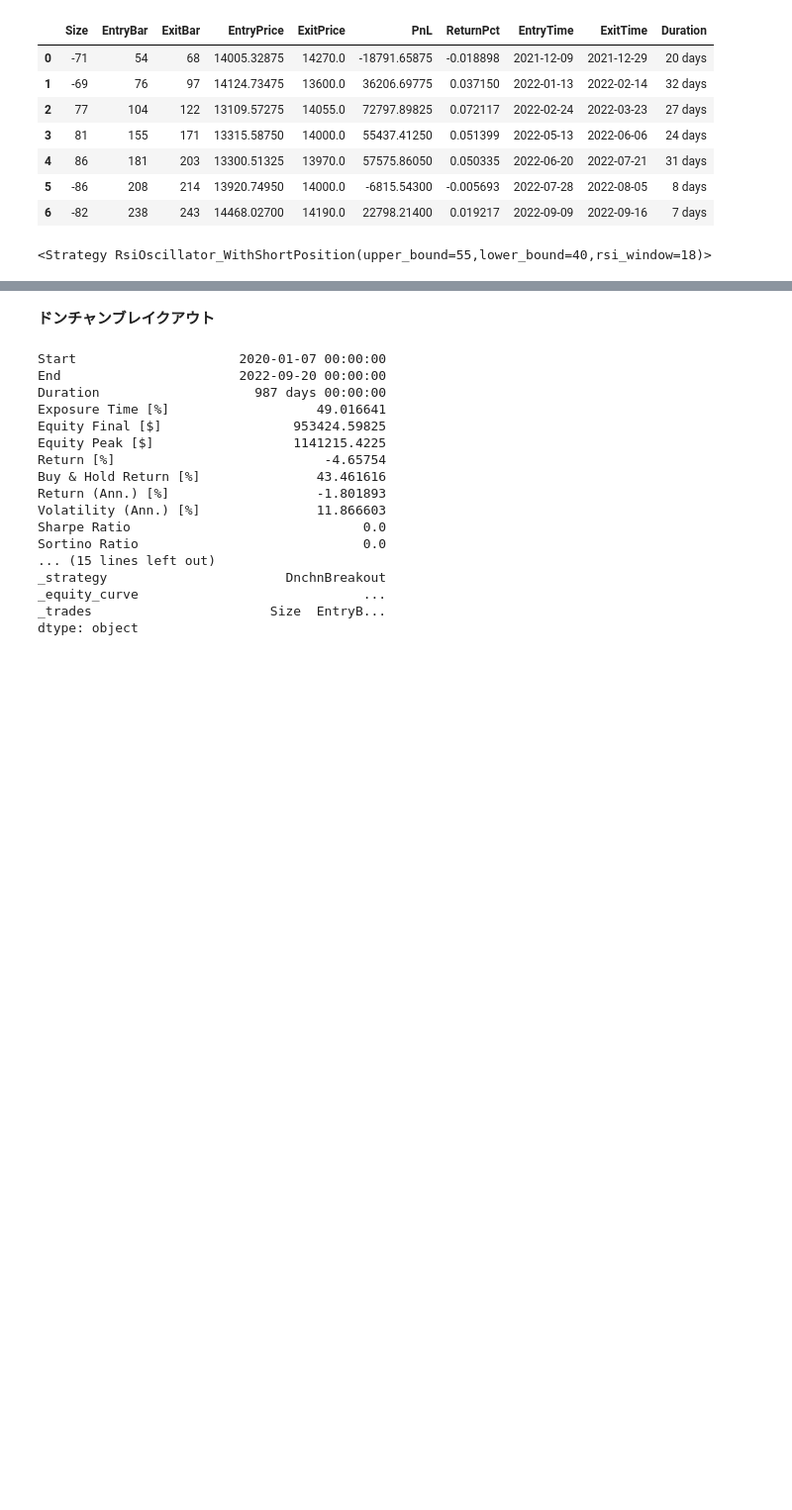
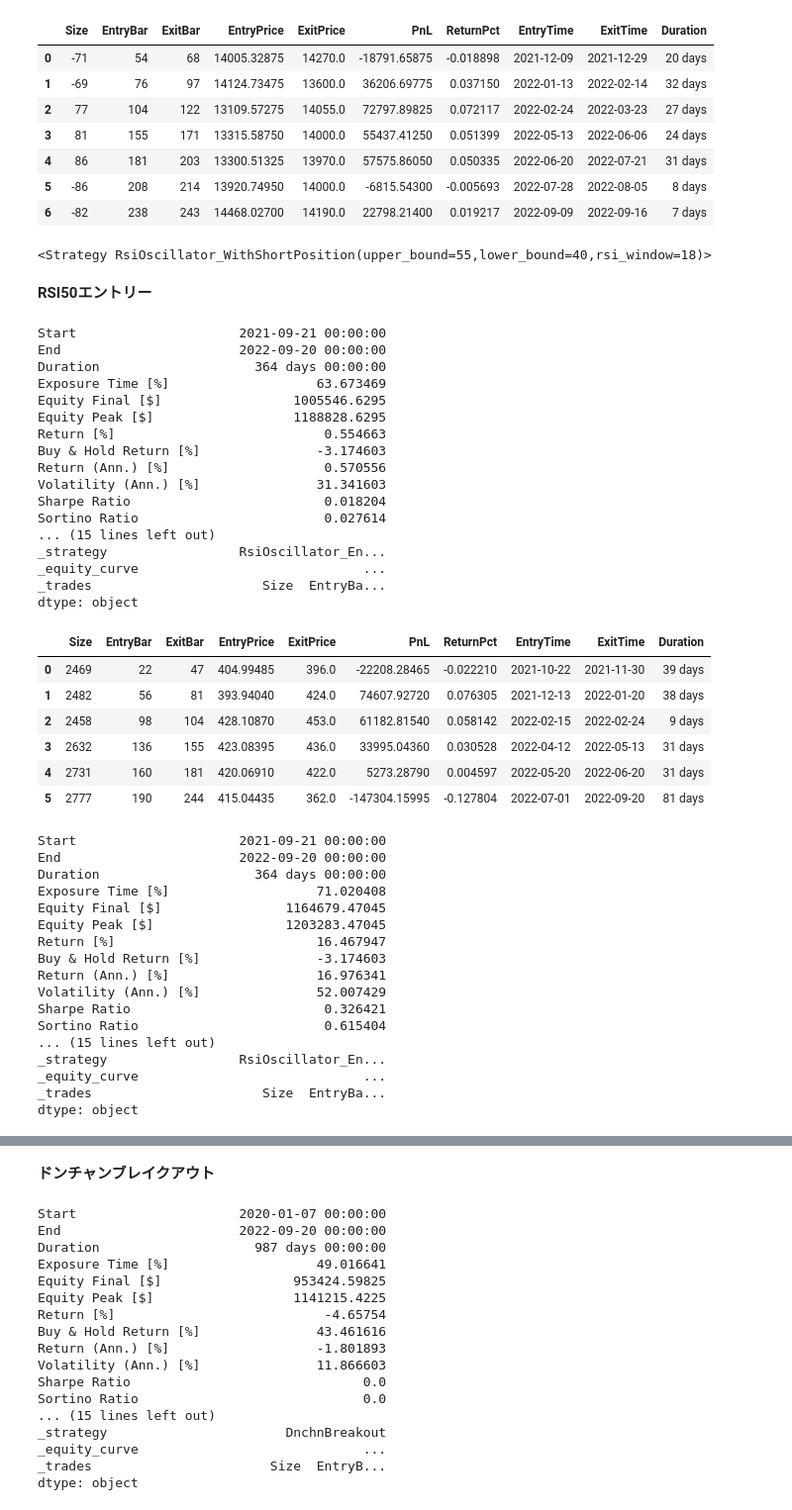
Before and after one commit to simari1/SystemTrade, a Jupyter notebook: Backtesting.py/0_DoBacktesting_Original.ipynb, the cells around one changed output, grey strips where cells are left out. Shown: that part at 99% size. Cells and saved outputs as stored; diff of their text form; code cells hidden in the pictures; blank space fills up the shorter version.

Commit message:
add strategies

```diff
--- a/Backtesting.py/0_DoBacktesting_Original.ipynb
+++ b/Backtesting.py/0_DoBacktesting_Original.ipynb
@@ -16,16 +16,16 @@ import numpy as np
 #https://www.sbisec.co.jp/ETGate/WPLETmgR001Control?OutSide=on&getFlg=on&burl=search_domestic&cat1=domestic&cat2=none&dir=info&file=domestic_info150818_01.html
 #https://www.morningstar.co.jp/etf_foreign/search.jsp
 # start = datetime.date(2021,1,1)
-start = datetime.datetime.today() + relativedelta.relativedelta(years=-5)
+start = datetime.datetime.today() + relativedelta.relativedelta(years=-1)
 end = datetime.date.today()
 # data = web.DataReader('7203.T', 'yahoo', start, end)  #toyota
 # data = web.DataReader('1321.T', 'yahoo', start, end)  #(NEXT FUNDS)日経225連動型上場投信
 # data = web.DataReader('1570.T', 'yahoo', start, end)  #NEXT FUNDS 日経平均レバレッジ・インデックス連動型上場投信
-# data = web.DataReader('1357.T', 'yahoo', start, end)  #NEXT FUNDS 日経平均ダブルインバース・インデックス連動型上場投信
+data = web.DataReader('1357.T', 'yahoo', start, end)  #NEXT FUNDS 日経平均ダブルインバース・インデックス連動型上場投信
 # data = web.DataReader('1655.T', 'yahoo', start, end)  #iシェアーズ S&P500 米国株 ETF　→　取得されるデータがおかしい？？
 # data = web.DataReader('2558.T', 'yahoo', start, end)  #MAXIS 米国株式(S&P500)上場投信
 # data = web.DataReader('2631.T', 'yahoo', start, end)  #MAXIS ナスダック100上場投信
-data = web.DataReader('2559.T', 'yahoo', start, end)    #MAXIS 全世界株式(オール・カントリー)上場投信
+# data = web.DataReader('2559.T', 'yahoo', start, end)    #MAXIS 全世界株式(オール・カントリー)上場投信
 
 # data = web.DataReader('BTC-JPY', 'yahoo', start, end)   #Bitcoin
 data = data.astype("double")
@@ -770,3 +770,75 @@ dtype: object
 | 5 | -86 | 208 | 214 | 13920.74950 | 14000.0 | -6815.54300 | -0.005693 | 2022-07-28 | 2022-08-05 | 8 days |
 | 6 | -82 | 238 | 243 | 14468.02700 | 14190.0 | 22798.21400 | 0.019217 | 2022-09-09 | 2022-09-16 | 7 days |
 <Strategy RsiOscillator_WithShortPosition(upper_bound=55,lower_bound=40,rsi_window=18)>
+# %% [markdown]
+**RSI50エントリー**
+# %%
+import BacktestingStrategies.Strategy_RsiOscillator as btstrsi50
+importlib.reload(btstrsi50)
+
+# バックテストを設定
+bt = Backtest(
+    data, # チャートデータ
+    btstrsi50.RsiOscillator_Entry50, # 売買戦略
+    cash=initial, # 最初の所持金
+    commission=0.00495, # 取引手数料
+    margin=1.0, # レバレッジ倍率の逆数（0.5で2倍レバレッジ）
+    trade_on_close=False, # True：現在の終値で取引，False：次の時間の始値で取引
+    exclusive_orders=True #自動でポジションをクローズ(オープン)
+)
+execute_backtest(bt)
+
+if position == 1:
+    # バックテストを設定
+    bt = Backtest(
+        data, # チャートデータ
+        btstrsi50.RsiOscillator_Entry50_WithShortPosition, # 売買戦略
+        cash=initial, # 最初の所持金
+        commission=0.00495, # 取引手数料
+        margin=1.0, # レバレッジ倍率の逆数（0.5で2倍レバレッジ）
+        trade_on_close=False, # True：現在の終値で取引，False：次の時間の始値で取引
+        exclusive_orders=True #自動でポジションをクローズ(オープン)
+    )
+    execute_backtest(bt)
+# %% [output]
+Start                     2021-09-21 00:00:00
+End                       2022-09-20 00:00:00
+Duration                    364 days 00:00:00
+Exposure Time [%]                   63.673469
+Equity Final [$]                 1005546.6295
+Equity Peak [$]                  1188828.6295
+Return [%]                           0.554663
+Buy & Hold Return [%]               -3.174603
+Return (Ann.) [%]                    0.570556
+Volatility (Ann.) [%]               31.341603
+Sharpe Ratio                         0.018204
+Sortino Ratio                        0.027614
+... (15 lines left out)
+_strategy                 RsiOscillator_En...
+_equity_curve                             ...
+_trades                      Size  EntryBa...
+dtype: object
+|  | Size | EntryBar | ExitBar | EntryPrice | ExitPrice | PnL | ReturnPct | EntryTime | ExitTime | Duration |
+| 0 | 2469 | 22 | 47 | 404.99485 | 396.0 | -22208.28465 | -0.022210 | 2021-10-22 | 2021-11-30 | 39 days |
+| 1 | 2482 | 56 | 81 | 393.94040 | 424.0 | 74607.92720 | 0.076305 | 2021-12-13 | 2022-01-20 | 38 days |
+| 2 | 2458 | 98 | 104 | 428.10870 | 453.0 | 61182.81540 | 0.058142 | 2022-02-15 | 2022-02-24 | 9 days |
+| 3 | 2632 | 136 | 155 | 423.08395 | 436.0 | 33995.04360 | 0.030528 | 2022-04-12 | 2022-05-13 | 31 days |
+| 4 | 2731 | 160 | 181 | 420.06910 | 422.0 | 5273.28790 | 0.004597 | 2022-05-20 | 2022-06-20 | 31 days |
+| 5 | 2777 | 190 | 244 | 415.04435 | 362.0 | -147304.15995 | -0.127804 | 2022-07-01 | 2022-09-20 | 81 days |
+Start                     2021-09-21 00:00:00
+End                       2022-09-20 00:00:00
+Duration                    364 days 00:00:00
+Exposure Time [%]                   71.020408
+Equity Final [$]                1164679.47045
+Equity Peak [$]                 1203283.47045
+Return [%]                          16.467947
+Buy & Hold Return [%]               -3.174603
+Return (Ann.) [%]                   16.976341
+Volatility (Ann.) [%]               52.007429
+Sharpe Ratio                         0.326421
+Sortino Ratio                        0.615404
+... (15 lines left out)
+_strategy                 RsiOscillator_En...
+_equity_curve                             ...
+_trades                      Size  EntryBa...
+dtype: object
```
Also changed, not shown: parts of 2 cells of this notebook, 3 other files.
